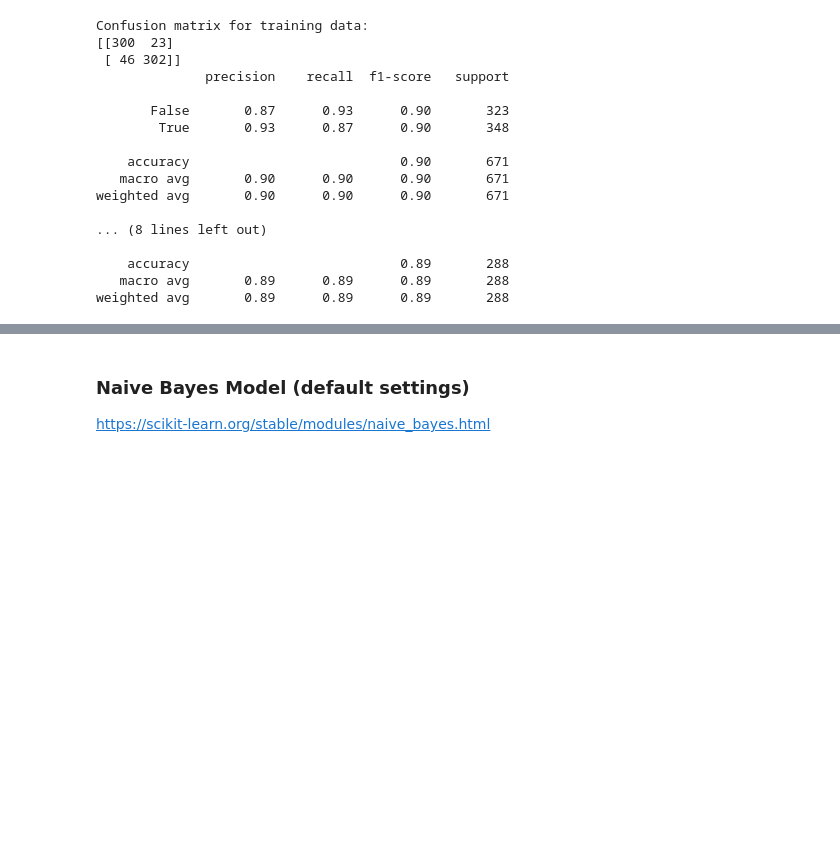
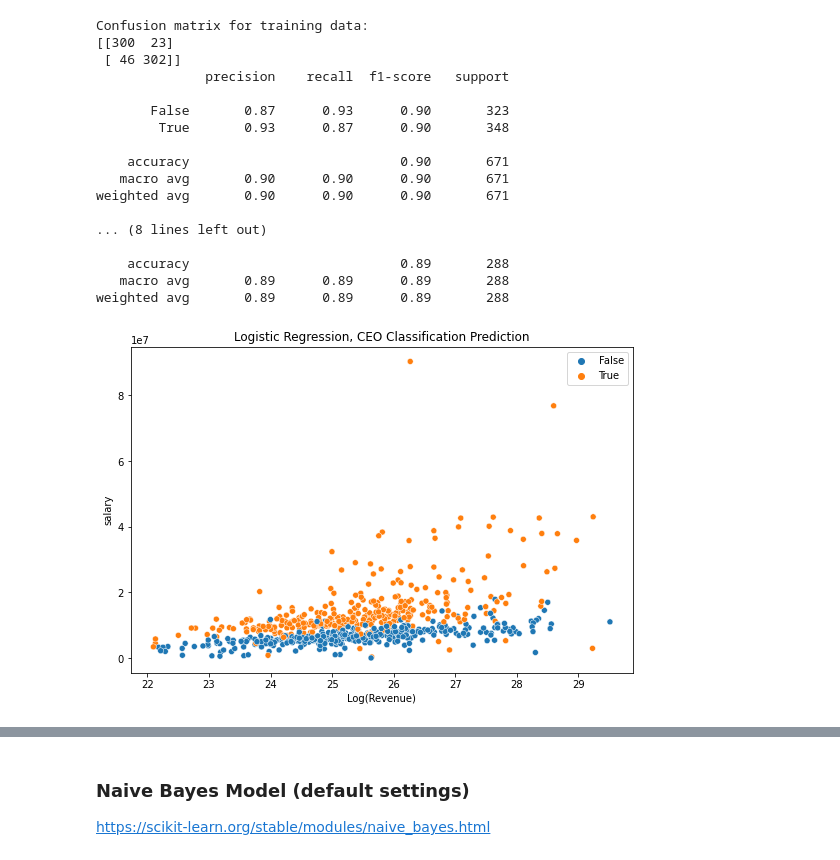
Before and after one commit to kbaum215/Exploring-Company-Financials-and-Executive-Pay, a Jupyter notebook: Analysis/classification_models.ipynb, the cells around one changed output, grey strips where cells are left out. Cells and saved outputs as stored; diff of their text form; code cells hidden in the pictures; blank space fills up the shorter version.

```diff
--- a/Analysis/classification_models.ipynb
+++ b/Analysis/classification_models.ipynb
@@ -15,7 +15,7 @@ from sklearn.naive_bayes import GaussianNB
 
 from sklearn.metrics import confusion_matrix, classification_report
 # %%
-new_main = pd.read_csv('./datasets/new_main_df.csv')
+new_main = pd.read_csv('../datasets/new_main_df.csv')
 
 new_main = new_main[['CEO', 'salary', 'stockAwards', 'optionAwards', 'nonEquityIncentiveCompensation',
                      'Revenue', 'Net Income Common','all_Equity_Awards']]
@@ -271,3 +271,11 @@ weighted avg       0.90      0.90      0.90       671
     accuracy                           0.89       288
    macro avg       0.89      0.89      0.89       288
 weighted avg       0.89      0.89      0.89       288
+# %%
+plt.figure(figsize=(9,6))
+sns.scatterplot(data=X_train, x='Revenue',y='salary', hue=logreg01.predict(X_train_sc))
+plt.title('Logistic Regression, CEO Classification Prediction')
+plt.xlabel("Log(Revenue)")
+plt.savefig('../images/ceo_class_logreg.png');
+# %% [output]
+[figure, added]
```
Also changed, not shown: parts of 3 cells of this notebook, 1 other file.
